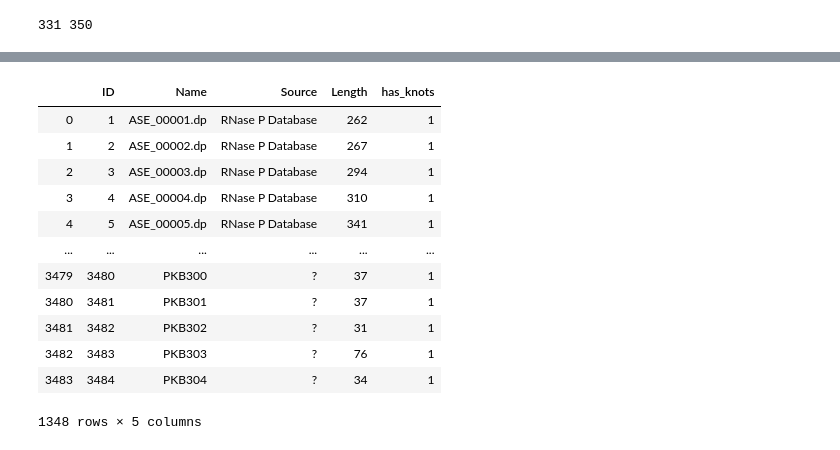
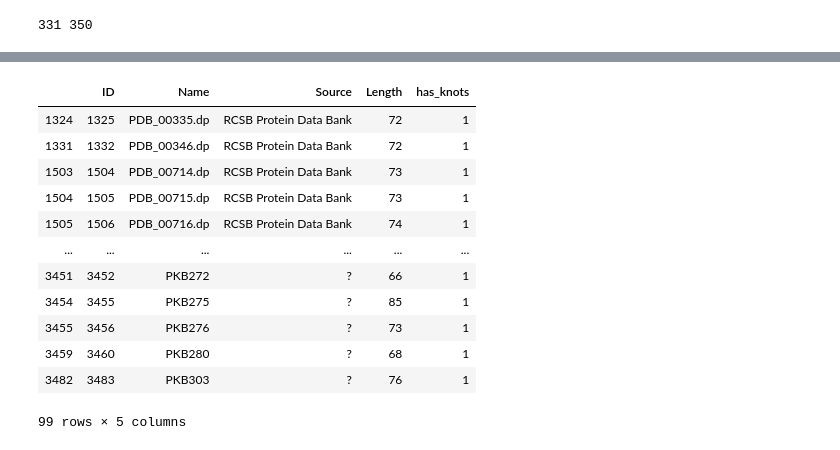
Before and after one commit to SacredArrow/Secondary_structure_public, a Jupyter notebook: Untitled.ipynb, the cells around one changed output, grey strips where cells are left out. Saved outputs shown, nothing was run; the diff lists cells and outputs as text; code cells hidden in the pictures.

```diff
--- a/Untitled.ipynb
+++ b/Untitled.ipynb
@@ -10,3 +10,5 @@ df = pd.read_csv("out.csv")
+# %%
+df = pd.read_csv("out3.csv")
 # %%
 df.head()
 # %% [output]
@@ -147,19 +150,19 @@ df_out.groupby("Source").count()
 # %%
-df[(df.Length <=600) & (df.Length >=0) & (df.has_knots == 1)]
+df[(df.Length <=90) & (df.Length >=60) & (df.has_knots == 1)]
 # %% [output]
 |  | ID | Name | Source | Length | has_knots |
-| 0 | 1 | ASE_00001.dp | RNase P Database | 262 | 1 |
-| 1 | 2 | ASE_00002.dp | RNase P Database | 267 | 1 |
-| 2 | 3 | ASE_00003.dp | RNase P Database | 294 | 1 |
-| 3 | 4 | ASE_00004.dp | RNase P Database | 310 | 1 |
-| 4 | 5 | ASE_00005.dp | RNase P Database | 341 | 1 |
+| 1324 | 1325 | PDB_00335.dp | RCSB Protein Data Bank | 72 | 1 |
+| 1331 | 1332 | PDB_00346.dp | RCSB Protein Data Bank | 72 | 1 |
+| 1503 | 1504 | PDB_00714.dp | RCSB Protein Data Bank | 73 | 1 |
+| 1504 | 1505 | PDB_00715.dp | RCSB Protein Data Bank | 73 | 1 |
+| 1505 | 1506 | PDB_00716.dp | RCSB Protein Data Bank | 74 | 1 |
 | ... | ... | ... | ... | ... | ... |
-| 3479 | 3480 | PKB300 | ? | 37 | 1 |
-| 3480 | 3481 | PKB301 | ? | 37 | 1 |
-| 3481 | 3482 | PKB302 | ? | 31 | 1 |
+| 3451 | 3452 | PKB272 | ? | 66 | 1 |
+| 3454 | 3455 | PKB275 | ? | 85 | 1 |
+| 3455 | 3456 | PKB276 | ? | 73 | 1 |
+| 3459 | 3460 | PKB280 | ? | 68 | 1 |
 | 3482 | 3483 | PKB303 | ? | 76 | 1 |
-| 3483 | 3484 | PKB304 | ? | 34 | 1 |
-1348 rows × 5 columns
+99 rows × 5 columns
 # %%
 df.set_index("ID").to_csv("out_old.csv")
 # %%
```
Also changed, not shown: parts of 11 cells of this notebook, 9 other files.
